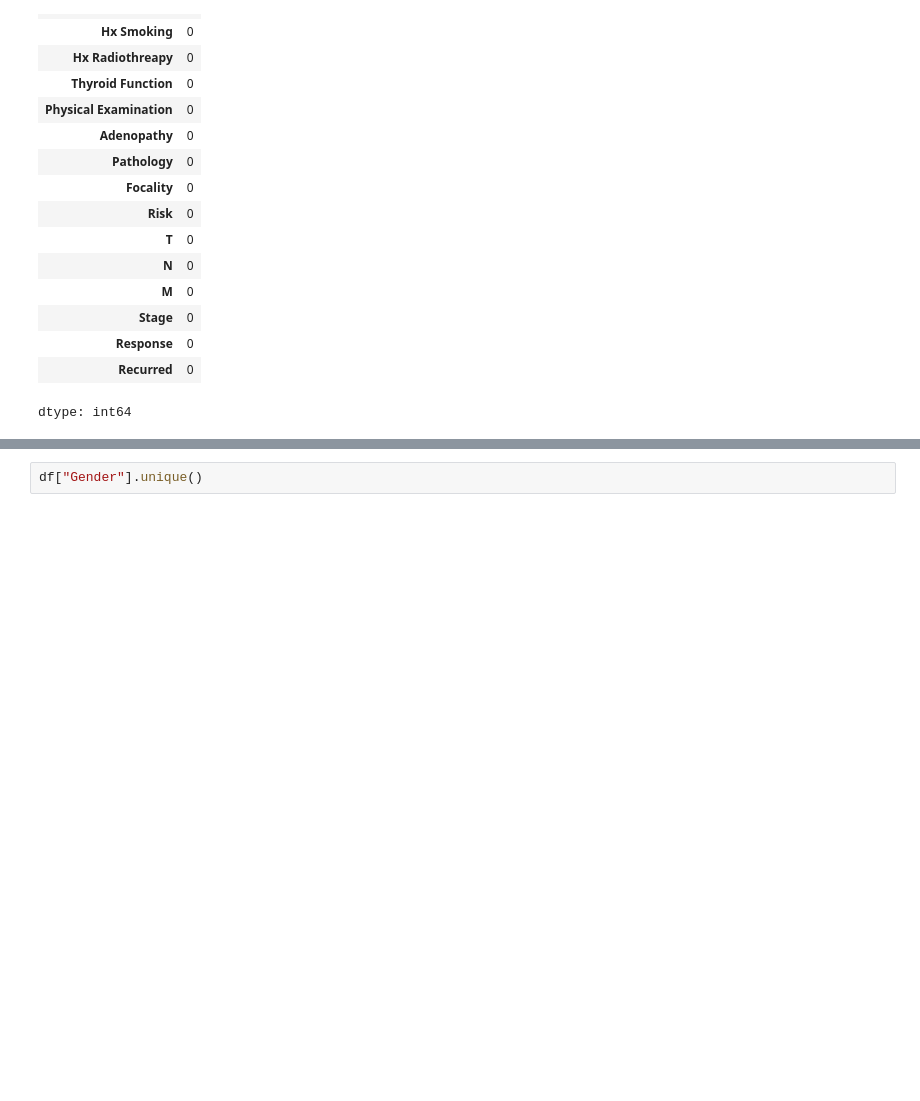
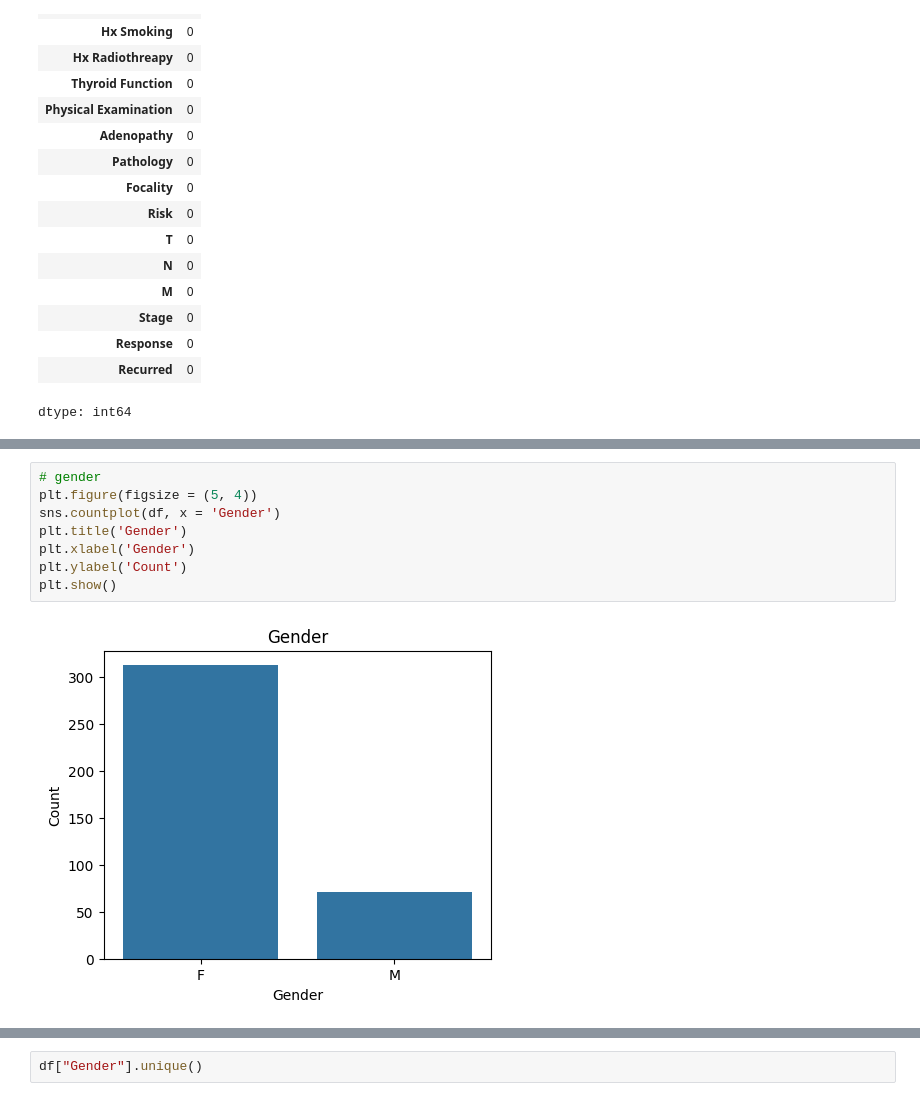
Before and after one commit to harunistik/Thyroid-Disease-Detection, a Jupyter notebook: thyroid_data_analysis.ipynb, the cells around one changed output, grey strips where cells are left out. Saved outputs shown, nothing was run; the diff lists cells and outputs as text; blank space fills up the shorter version.

```diff
--- a/thyroid_data_analysis.ipynb
+++ b/thyroid_data_analysis.ipynb
@@ -70,0 +83,10 @@ dtype: int64
+# %%
+# gender
+plt.figure(figsize = (5, 4))
+sns.countplot(df, x = 'Gender')
+plt.title('Gender')
+plt.xlabel('Gender')
+plt.ylabel('Count')
+plt.show()
+# %% [output]
+[figure, added]
```
Also changed, not shown: parts of 38 cells of this notebook.
